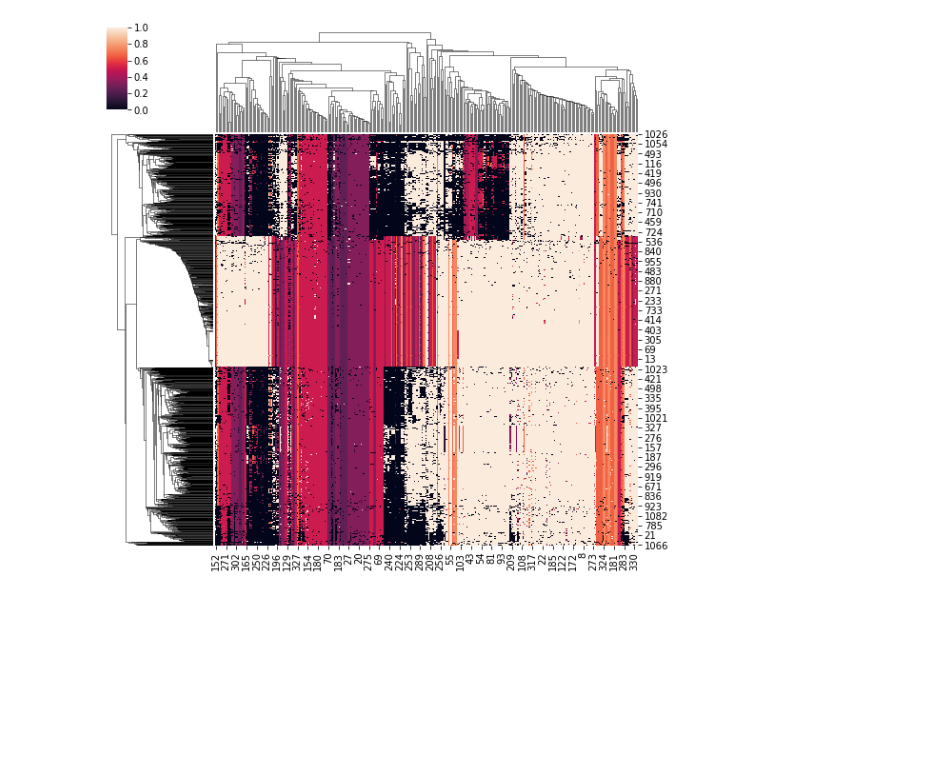
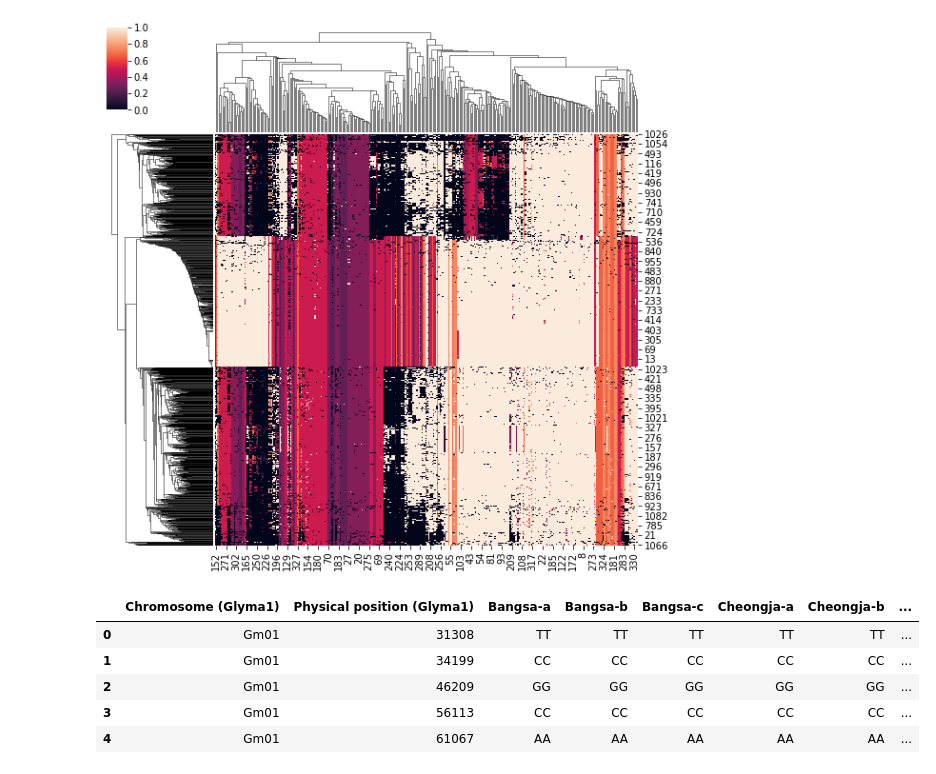
Before and after one commit to k821209/biobigdata, a Jupyter notebook: 6. Genome.ipynb, the cells around one changed output. Saved outputs shown, nothing was run; the diff lists cells and outputs as text; code cells hidden in the pictures; blank space fills up the shorter version.

```diff
--- a/6. Genome.ipynb
+++ b/6. Genome.ipynb
@@ -96,0 +105,11 @@ sb.clustermap(dna_num,standard_scale=1)
+# %%
+df_soy = pd.read_csv('/home/k821209/common/db/soybean_gt_sample.csv')
+# %%
+df_soy.head()
+# %% [output]
+|  | Chromosome (Glyma1) | Physical position (Glyma1) | Bangsa-a | Bangsa-b | Bangsa-c | Cheongja-a | Cheongja-b | ... |
+| 0 | Gm01 | 31308 | TT | TT | TT | TT | TT | ... |
+| 1 | Gm01 | 34199 | CC | CC | CC | CC | CC | ... |
+| 2 | Gm01 | 46209 | GG | GG | GG | GG | GG | ... |
+| 3 | Gm01 | 56113 | CC | CC | CC | CC | CC | ... |
+| 4 | Gm01 | 61067 | AA | AA | AA | AA | AA | ... |
```
Also changed, not shown: parts of 16 cells of this notebook.
